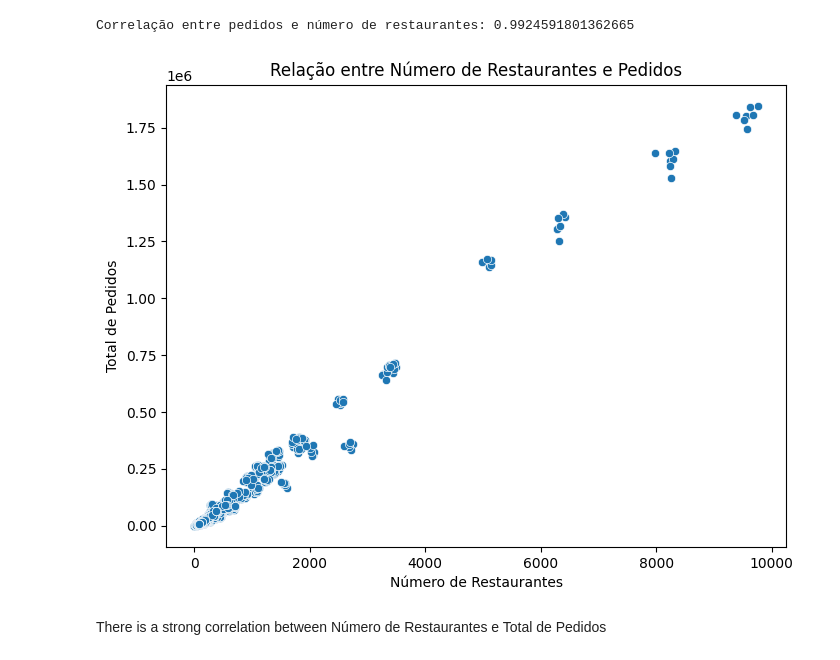
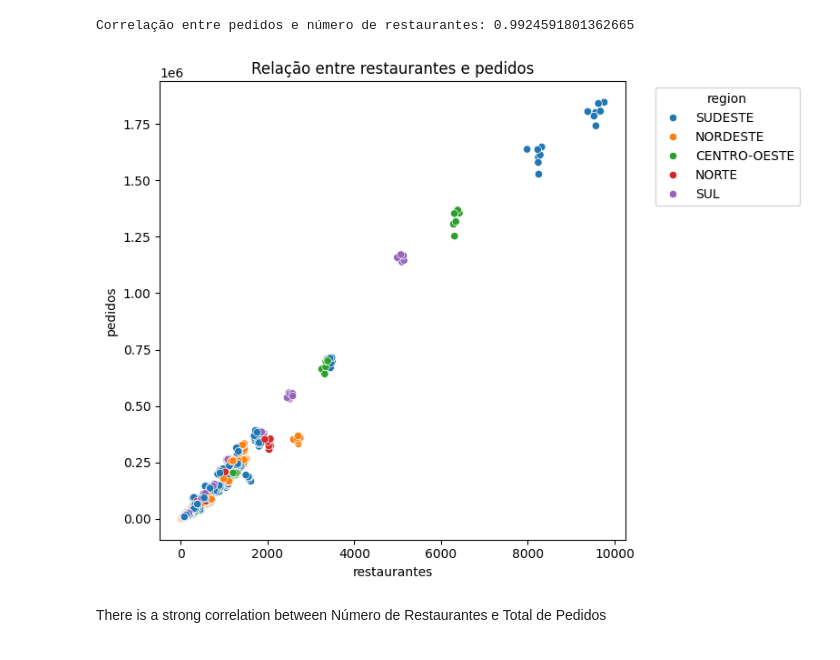
Before and after one commit to j4-metrics/Case-Ifood---Data-Analyst, a Jupyter notebook: PS_Ifood_Data_Analyst.ipynb, the cells around one changed output. Drawn from its saved outputs; the diff is of its cells as text; code cells hidden in the pictures.

```diff
--- a/PS_Ifood_Data_Analyst.ipynb
+++ b/PS_Ifood_Data_Analyst.ipynb
@@ -225,15 +242,10 @@ correlacao = df['pedidos'].corr(df['restaurantes'])
 print(f"Correlação entre pedidos e número de restaurantes: {correlacao}")
 # %% [output]
 Correlação entre pedidos e número de restaurantes: 0.9924591801362665
-# %%
-plt.figure(figsize=(8, 6))
-sns.scatterplot(data=df, x='restaurantes', y='pedidos')
-plt.title('Relação entre Número de Restaurantes e Pedidos')
-plt.xlabel('Número de Restaurantes')
-plt.ylabel('Total de Pedidos')
-plt.show()
-# %% [output]
-[figure, removed]
+# %%
+mf.plot_scatter(data=df, x='restaurantes', y='pedidos', hue="region")
+# %% [output]
+[figure, added]
 # %% [markdown]
 There is a strong correlation between Número de Restaurantes e Total de Pedidos
 # %% [markdown]
```
Also changed, not shown: parts of 23 cells of this notebook, 1 other file.
